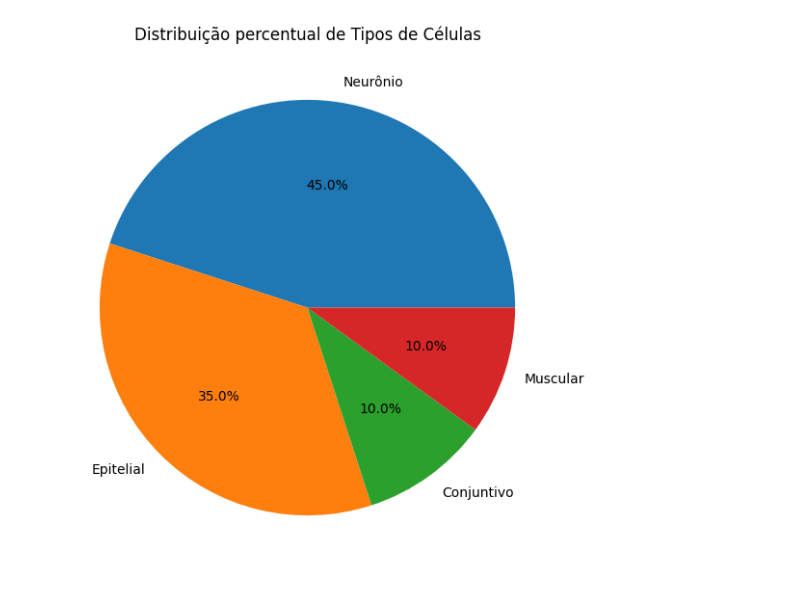
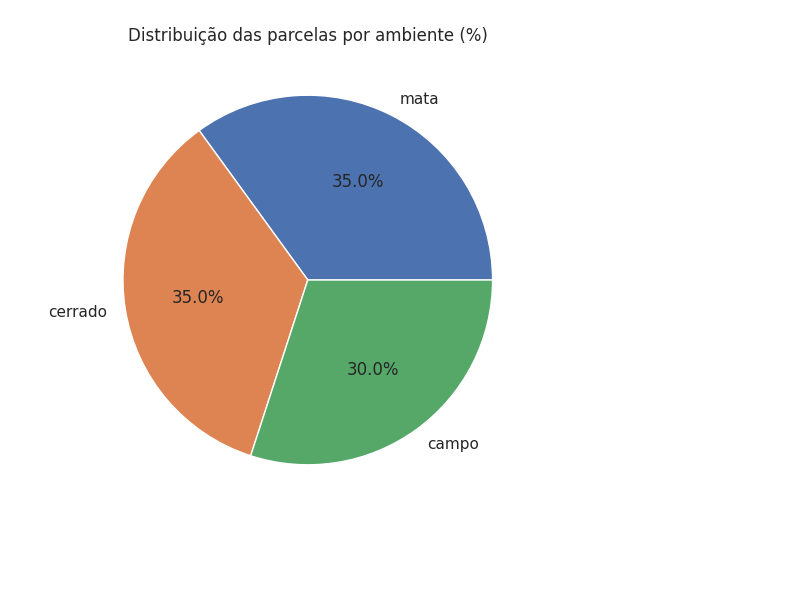
Before and after one commit to clobos/Biologia_2026, a Jupyter notebook: semana02.ipynb, the cells around one changed output. Saved outputs shown, nothing was run; the diff lists cells and outputs as text; code cells hidden in the pictures; blank space fills up the shorter version.

```diff
--- a/semana02.ipynb
+++ b/semana02.ipynb
@@ -141,7 +98,0 @@ dtype: int64
-# %%
-import matplotlib.pyplot as plt
-import seaborn as sns
-import plotly.express as px
-
-# Estilo mais agradável com seaborn
-sns.set(style="whitegrid")
@@ -162,12 +131,14 @@ plt.show()
 # %%
-import matplotlib.pyplot as plt
-freq_celula = dados["tipo_celula"].value_counts()
+# 9. Gráfico de pizza
+freq_ambiente = dados["ambiente"].value_counts()
 
-plt.figure(figsize=(7,7))
-plt.pie(freq_celula,
-        labels=freq_celula.index,
-        autopct="%.1f%%")
-plt.title("Distribuição percentual de Tipos de Células")
+plt.figure(figsize=(6, 6))
+plt.pie(
+    freq_ambiente,
+    labels=freq_ambiente.index,
+    autopct="%.1f%%"
+)
+plt.title("Distribuição das parcelas por ambiente (%)")
 plt.show()
 # %% [output]
-[figure, old version]
+[figure, new version]
```
Also changed, not shown: parts of 20 cells of this notebook.
